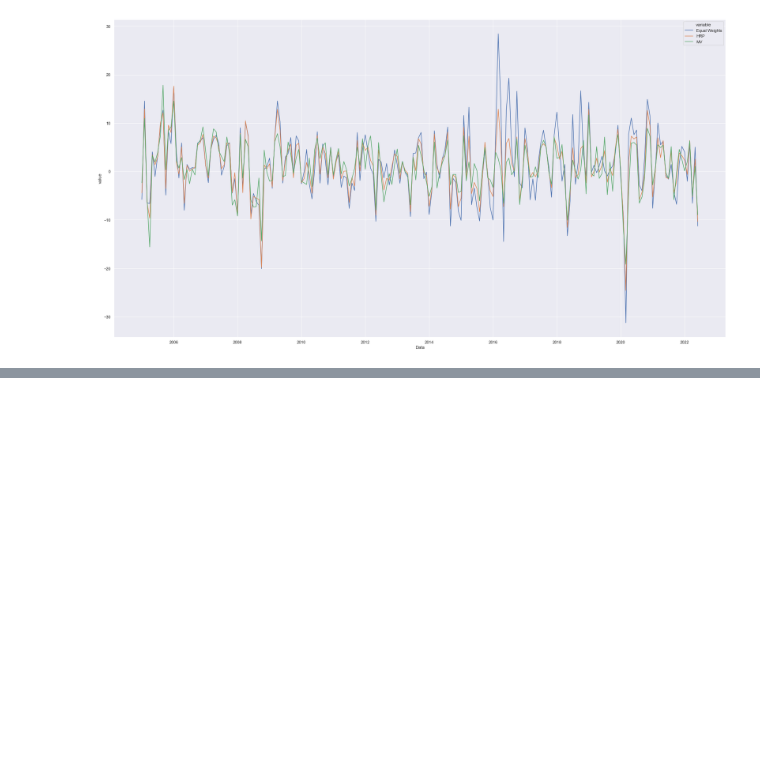
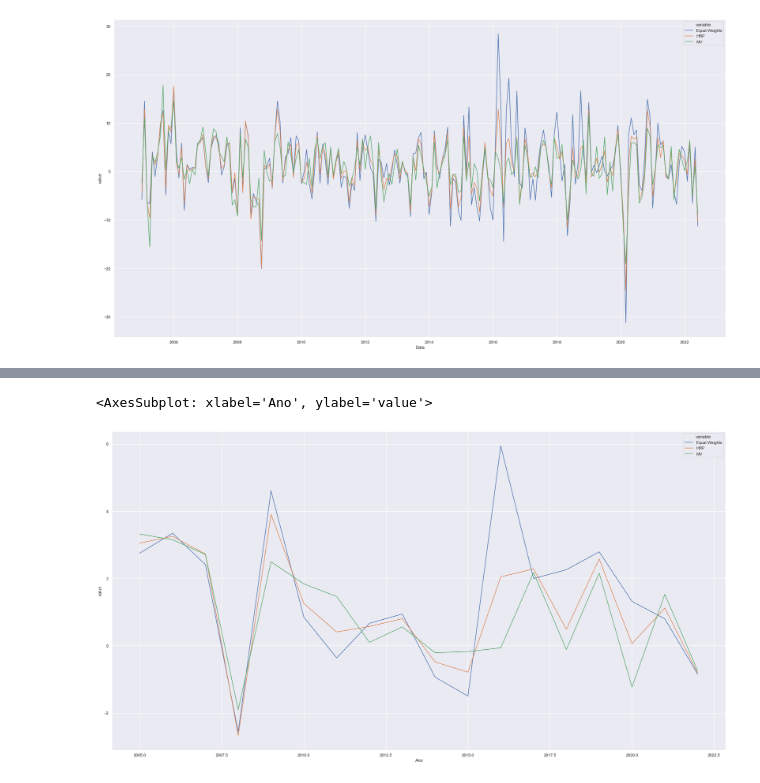
Before and after one commit to felipereis150/BrazilianHRP, a Jupyter notebook: DataViz.ipynb, the cells around one changed output, grey strips where cells are left out. Drawn from its saved outputs; the diff is of its cells as text; code cells hidden in the pictures; blank space fills up the shorter version.

```diff
--- a/DataViz.ipynb
+++ b/DataViz.ipynb
@@ -46,0 +52,5 @@ pandemic = df.loc['2020-03-01':'2014-02-01']
+# %%
+df['Ano'] = df['Data'].astype('datetime64[ns]')
+df['Ano'] = df['Data'].dt.year
+# %%
+mean_by_year = df.groupby('Ano', as_index=False).mean()
@@ -46,0 +77,6 @@ pandemic = df.loc['2020-03-01':'2014-02-01']
+# %%
+sns.lineplot(x='Ano', y='value', hue='variable',
+             data=pd.melt(mean_by_year, ['Ano']))
+# %% [output]
+<AxesSubplot: xlabel='Ano', ylabel='value'>
+[figure, added]
```
Also changed, not shown: parts of 4 cells of this notebook, 1 other file.
